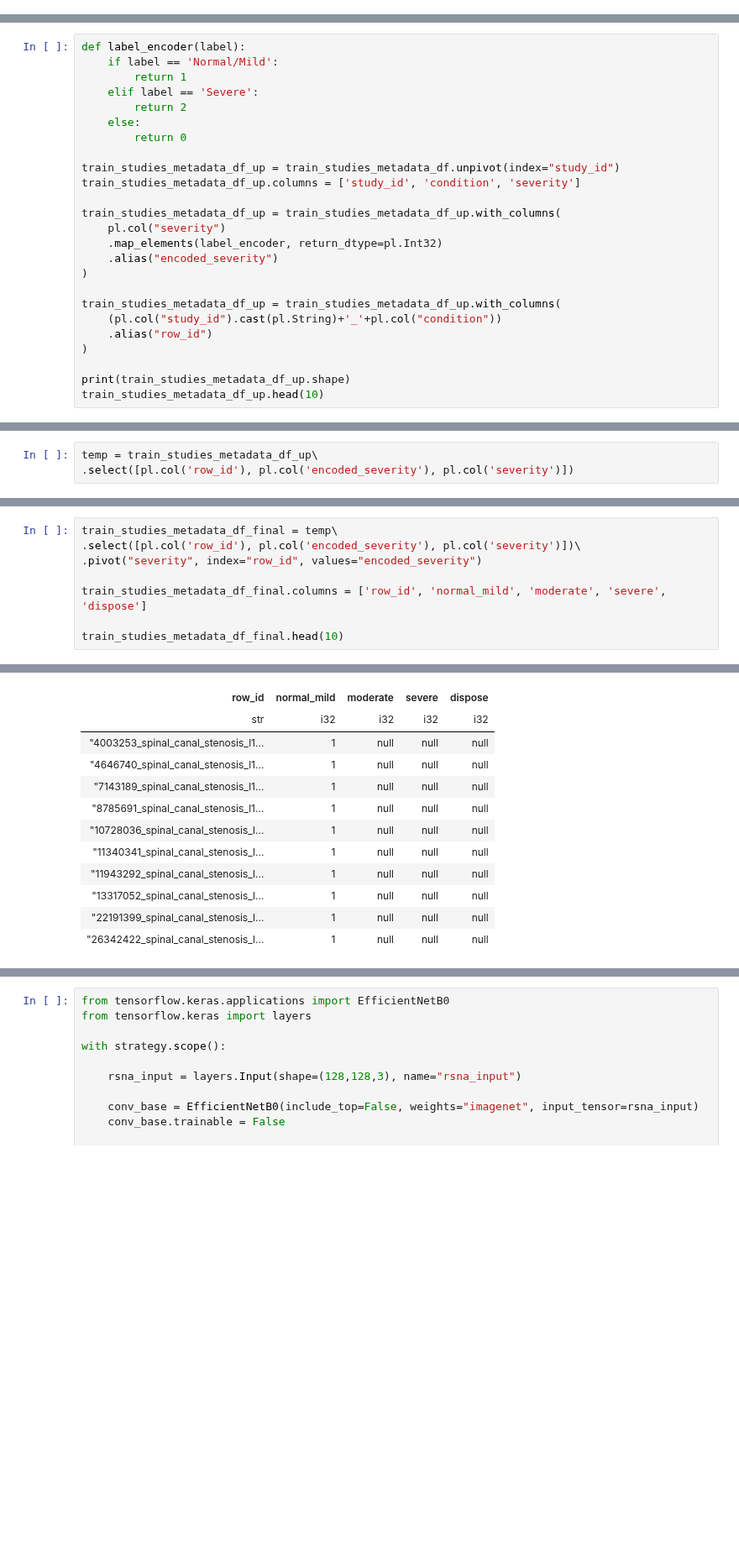
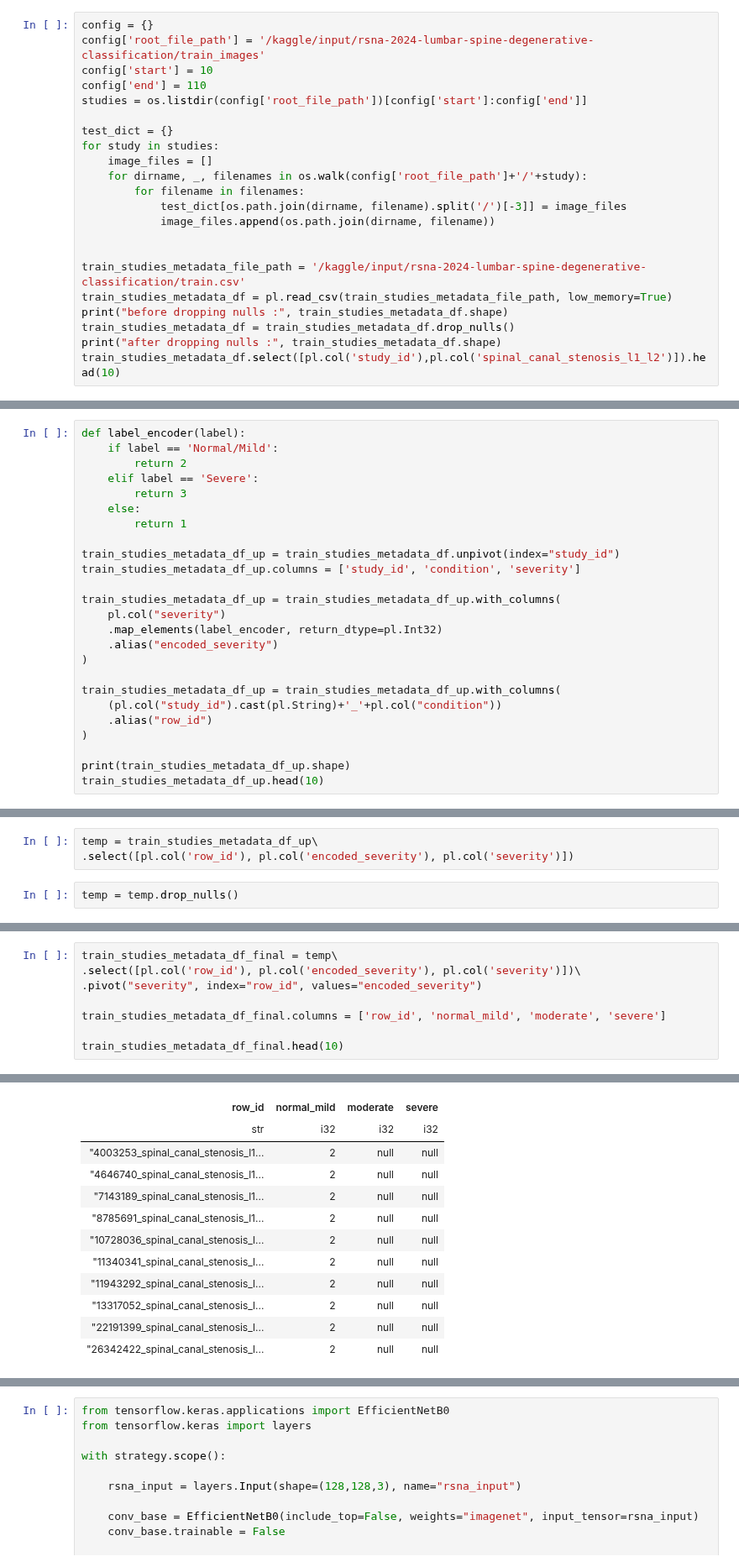
Before and after one commit to sumaniitm/RSNA-2024-Lumbar-Spine-Degenerative-Classification, a Jupyter notebook: feature-extraction-rsna2024-sumaniitm.ipynb, the cells around one changed output, grey strips where cells are left out. Shown at 84% size. Drawn from its saved outputs; the diff is of its cells as text; blank space fills up the shorter version.

Commit message:
Kaggle Notebook | feature_extraction_RSNA2024_sumaniitm | Version 16

```diff
--- a/feature-extraction-rsna2024-sumaniitm.ipynb
+++ b/feature-extraction-rsna2024-sumaniitm.ipynb
@@ -283,0 +266,22 @@ shape: (10, 2)
+# %%
+config = {}
+config['root_file_path'] = '/kaggle/input/rsna-2024-lumbar-spine-degenerative-classification/train_images'
+config['start'] = 10
+config['end'] = 110
+studies = os.listdir(config['root_file_path'])[config['start']:config['end']]
+
+test_dict = {}
+for study in studies:
+    image_files = []
+    for dirname, _, filenames in os.walk(config['root_file_path']+'/'+study):
+        for filename in filenames:
+            test_dict[os.path.join(dirname, filename).split('/')[-3]] = image_files
+            image_files.append(os.path.join(dirname, filename))
+
+
+train_studies_metadata_file_path = '/kaggle/input/rsna-2024-lumbar-spine-degenerative-classification/train.csv'
+train_studies_metadata_df = pl.read_csv(train_studies_metadata_file_path, low_memory=True)
+print("before dropping nulls :", train_studies_metadata_df.shape)
+train_studies_metadata_df = train_studies_metadata_df.drop_nulls()
+print("after dropping nulls :", train_studies_metadata_df.shape)
+train_studies_metadata_df.select([pl.col('study_id'),pl.col('spinal_canal_stenosis_l1_l2')]).head(10)
@@ -284,11 +304,11 @@ shape: (10, 2)
 # %%
 def label_encoder(label):
     if label == 'Normal/Mild':
+        return 2
+    elif label == 'Severe':
+        return 3
+    else:
         return 1
-    elif label == 'Severe':
-        return 2
-    else:
-        return 0
 
 train_studies_metadata_df_up = train_studies_metadata_df.unpivot(index="study_id")
 train_studies_metadata_df_up.columns = ['study_id', 'condition', 'severity']
@@ -324,6 +344,8 @@ shape: (10, 5)
 # %%
 temp = train_studies_metadata_df_up\
 .select([pl.col('row_id'), pl.col('encoded_severity'), pl.col('severity')])
+# %%
+temp = temp.drop_nulls()
 # %%
 temp.filter(pl.col('encoded_severity').is_null())
 # %% [output]
@@ -346,7 +357,7 @@ train_studies_metadata_df_final = temp\
 .select([pl.col('row_id'), pl.col('encoded_severity'), pl.col('severity')])\
 .pivot("severity", index="row_id", values="encoded_severity")
 
-train_studies_metadata_df_final.columns = ['row_id', 'normal_mild', 'moderate', 'severe', 'dispose']
+train_studies_metadata_df_final.columns = ['row_id', 'normal_mild', 'moderate', 'severe']
 
 train_studies_metadata_df_final.head(10)
 # %% [output]
@@ -354,12 +365,12 @@ shape: (10, 5)
-| row_id | normal_mild | moderate | severe | dispose |
-| str | i32 | i32 | i32 | i32 |
-| "4003253_spinal_canal_stenosis_l1... | 1 | null | null | null |
-| "4646740_spinal_canal_stenosis_l1... | 1 | null | null | null |
-| "7143189_spinal_canal_stenosis_l1... | 1 | null | null | null |
-| "8785691_spinal_canal_stenosis_l1... | 1 | null | null | null |
-| "10728036_spinal_canal_stenosis_l... | 1 | null | null | null |
-| "11340341_spinal_canal_stenosis_l... | 1 | null | null | null |
-| "11943292_spinal_canal_stenosis_l... | 1 | null | null | null |
-| "13317052_spinal_canal_stenosis_l... | 1 | null | null | null |
-| "22191399_spinal_canal_stenosis_l... | 1 | null | null | null |
-| "26342422_spinal_canal_stenosis_l... | 1 | null | null | null |
+| row_id | normal_mild | moderate | severe |
+| str | i32 | i32 | i32 |
+| "4003253_spinal_canal_stenosis_l1... | 2 | null | null |
+| "4646740_spinal_canal_stenosis_l1... | 2 | null | null |
+| "7143189_spinal_canal_stenosis_l1... | 2 | null | null |
+| "8785691_spinal_canal_stenosis_l1... | 2 | null | null |
+| "10728036_spinal_canal_stenosis_l... | 2 | null | null |
+| "11340341_spinal_canal_stenosis_l... | 2 | null | null |
+| "11943292_spinal_canal_stenosis_l... | 2 | null | null |
+| "13317052_spinal_canal_stenosis_l... | 2 | null | null |
+| "22191399_spinal_canal_stenosis_l... | 2 | null | null |
+| "26342422_spinal_canal_stenosis_l... | 2 | null | null |
```
Also changed, not shown: parts of 10 cells of this notebook.
